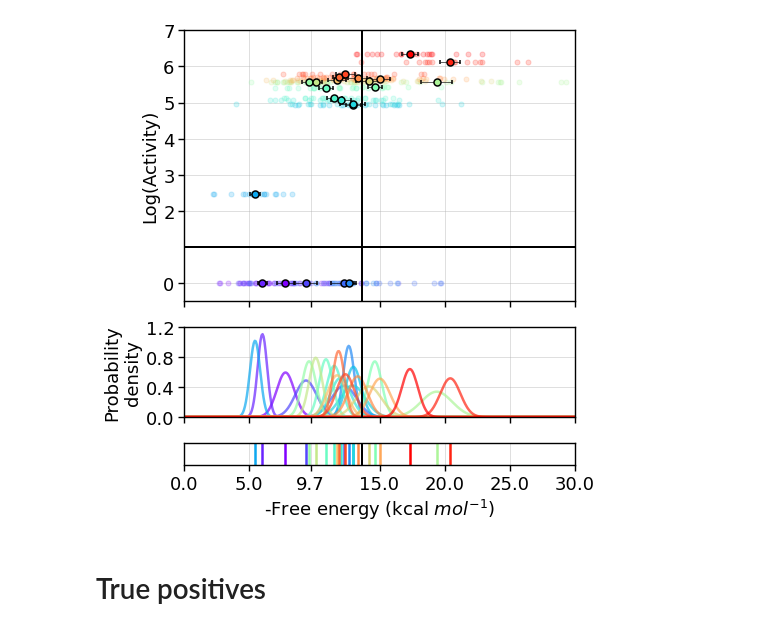
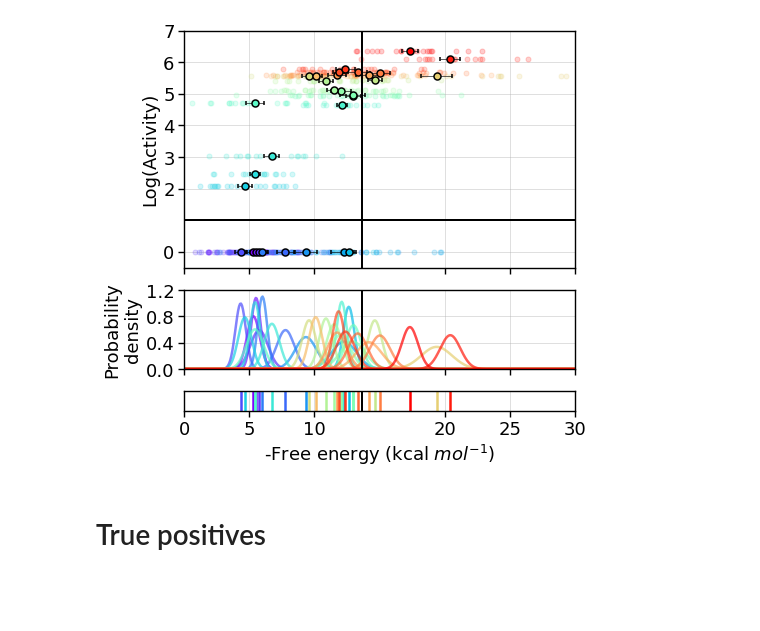
Before and after one commit to cebasfu93/NanoScreener, a Jupyter notebook: Mixtures/PMF_analysis.ipynb, the cells around one changed output. Saved outputs shown, nothing was run; the diff lists cells and outputs as text; code cells hidden in the pictures; blank space fills up the shorter version.

```diff
--- a/Mixtures/PMF_analysis.ipynb
+++ b/Mixtures/PMF_analysis.ipynb
@@ -104,8 +107,8 @@ DATA['DG_Std'] = DATA.Score.apply(proc.boltz_std) #ste
 # %%
 #Puts dyad number as index (for thesis plots)
 DATA['System'] = DATA.index
-#DATA.set_index(np.array(['r'+str(i) for i in np.linspace(31,1,31,dtype='int')]), inplace=True)
-DATA.set_index(np.array(['r'+str(i) for i in np.linspace(23,1,23,dtype='int')]), inplace=True)
+DATA.set_index(np.array(['r'+str(i) for i in np.linspace(31,1,31,dtype='int')]), inplace=True)
+#DATA.set_index(np.array(['r'+str(i) for i in np.linspace(23,1,23,dtype='int')]), inplace=True)
 # %%
 np.set_printoptions(threshold=100)
 DATA.drop(['DG_Mean','DG_Std'], axis=1).to_csv("S36/DATA.csv")
@@ -190,12 +193,12 @@ def metric_gridsearch_dg(j_space, data=DATA):
     return accuracy, sensitivity, specificity
 dg_thres = np.linspace(0,30, 100)
 acc, sens, spec = metric_gridsearch_dg(dg_thres, DATA)
-#opt_array = 0.5*(sens+spec)
-#decide_array = acc*1
+opt_array = 0.5*(sens+spec)
+decide_array = acc*1
 #opt_array = acc*1
 #decide_array = 0.5*(sens+spec)
-opt_array = (acc+sens+spec)
-decide_array = (acc+sens+spec)
+#opt_array = (acc+sens+spec)
+#decide_array = (acc+sens+spec)
 best_ndxs = np.where(opt_array==np.max(opt_array))[0]
 best_ndx = best_ndxs[0]
 #best_ndx = 32 #triple point
@@ -251,14 +253,14 @@ reload(pp)
 # %%
-kwargs = {'xlim':(0,30), 'xlabel':'-Free energy '+r'(kcal $mol^{-1}$)', 'xticks':[0,5,9.7,15,20,25,30],
+kwargs = {'xlim':(0,30), 'xlabel':'-Free energy '+r'(kcal $mol^{-1}$)', 'xticks':[0,5,10,20,25,30],
           'pdf_lim' : (0,1.2), 'pdf_ticks':[0,0.4,0.8,1.2],
           'distr_lim':(0,0.2), 'distr_ticks':np.linspace(0,0.2,5),
           'path':'S36/Accuracy', 'plot_str':'acc',
-          'figsize':(7,8), 'svg':False}
+          'figsize':(7,7), 'svg':False}
 
 pp.plot_score_distribution(best_dg, dg_thres, data=DATA, kwargs=kwargs)
 #pp.plot_score_rank(best_dg, dg_thres, data=DATA, kwargs=kwargs)
 # %% [output]
-[figure, old version]
+[figure, new version]
 # %% [markdown]
 # True positives
 # %%
```
Also changed, not shown: parts of 22 cells of this notebook, 4 other files.
